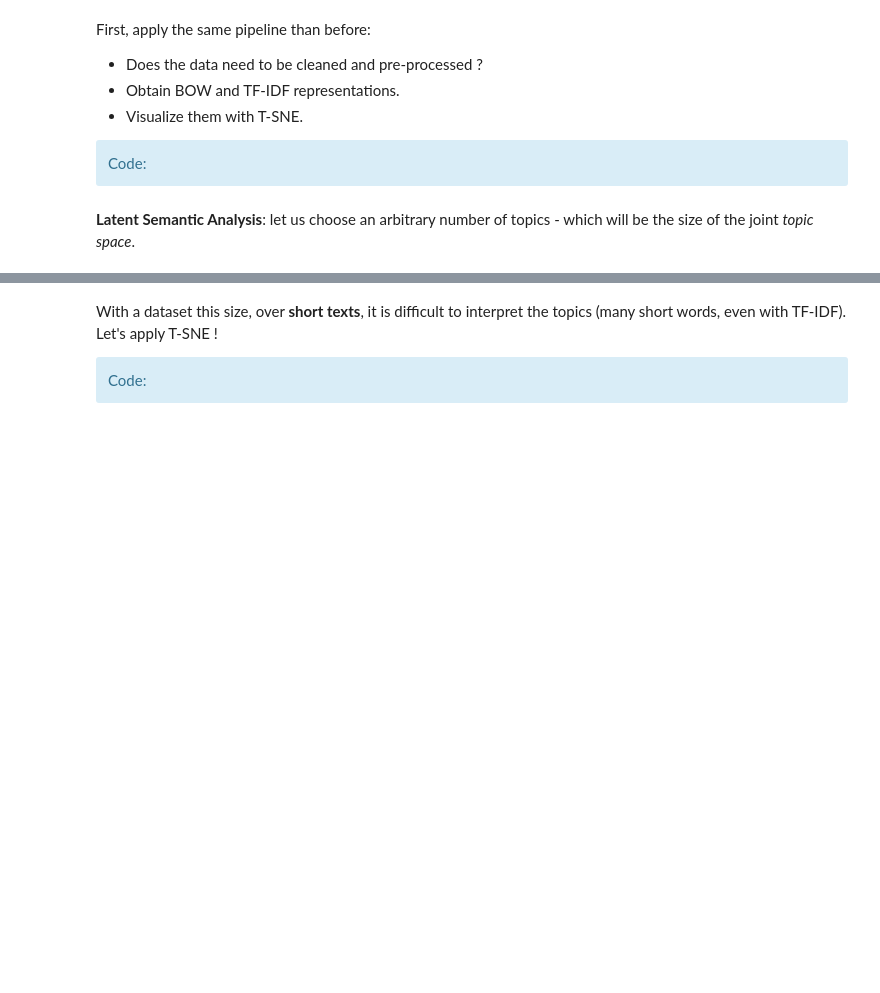
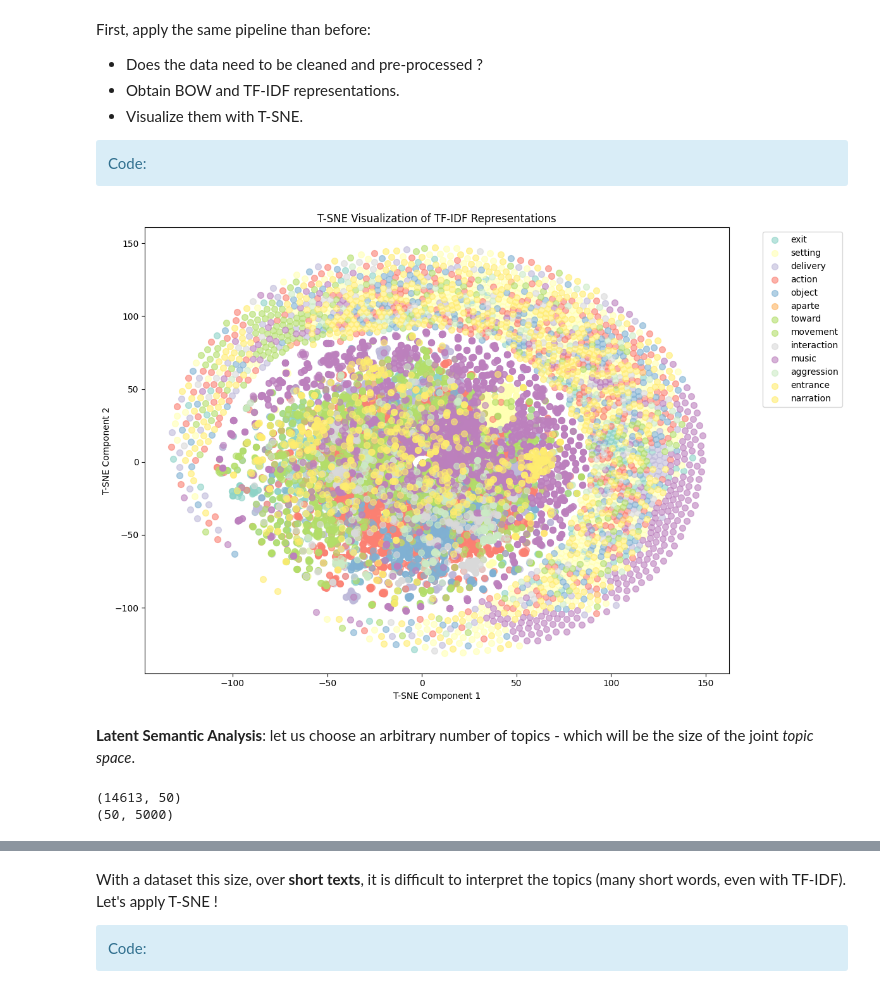
Before and after one commit to atefbouzid/Master2-SD-IPP, a Jupyter notebook: NLP and Sentiment Analysis/renaturallanguageprocessingandsentimentanalysissli/TP_Textual_data_pre-processing_and_features_5DS25_2025_Students.ipynb, the cells around one changed output, grey strips where cells are left out. Saved outputs shown, nothing was run; the diff lists cells and outputs as text; code cells hidden in the pictures; blank space fills up the shorter version.

```diff
--- a/NLP and Sentiment Analysis/renaturallanguageprocessingandsentimentanalysissli/TP_Textual_data_pre-processing_and_features_5DS25_2025_Students.ipynb
+++ b/NLP and Sentiment Analysis/renaturallanguageprocessingandsentimentanalysissli/TP_Textual_data_pre-processing_and_features_5DS25_2025_Students.ipynb
@@ -564,16 +645,45 @@ First, apply the same pipeline than before:
 <div class='alert alert-block alert-info'>
             Code:</div>
 # %%
-# Obtain BOW representations
-...
-voc_th, bow_th = ...
+# Obtain BOW representations
+from sklearn.feature_extraction.text import CountVectorizer
+
+vectorizer_th = CountVectorizer(max_features=5000, stop_words='english')
+bow_th = vectorizer_th.fit_transform(AS13_df['description'])
+voc_th = vectorizer_th.vocabulary_
 # %%
 # Transform them into TF-IDF
-...
-tfidf_th = ...
+from sklearn.feature_extraction.text import TfidfTransformer
+
+tfidf_transformer = TfidfTransformer()
+tfidf_th = tfidf_transformer.fit_transform(bow_th)
 # %%
 # Visualize the result of dimension reduction via T-SNE; display the classes
-...
+
+tsne = TSNE(n_components=2, random_state=42, perplexity=30)
+tfidf_tsne = tsne.fit_transform(tfidf_th.toarray())
+
+# Create a plot
+plt.figure(figsize=(12, 8))
+
+# Get unique labels and create a color map
+unique_labels = AS13_df[labelCol].unique()
+colors = plt.cm.Set3(np.linspace(0, 1, len(unique_labels)))
+
+# Plot each class with a different color
+for i, label in enumerate(unique_labels):
+    mask = AS13_df[labelCol] == label
+    plt.scatter(tfidf_tsne[mask, 0], tfidf_tsne[mask, 1],
+               c=[colors[i]], label=label, alpha=0.6, s=50)
+
+plt.title('T-SNE Visualization of TF-IDF Representations')
+plt.xlabel('T-SNE Component 1')
+plt.ylabel('T-SNE Component 2')
+plt.legend(bbox_to_anchor=(1.05, 1), loc='upper left')
+plt.tight_layout()
+plt.show()
+# %% [output]
+[figure, added]
 # %%
 from sklearn.decomposition import TruncatedSVD
 from sklearn.decomposition import LatentDirichletAllocation
@@ -588,6 +698,9 @@ lsa_topics = lsa.fit_transform(tfidf_th)
 print(lsa_topics.shape)
 # Correspondances between topics and words
 print(lsa.components_.shape)
+# %% [output]
+(14613, 50)
+(50, 5000)
 # %%
 # Reversing the vocabulary to retrieve words from indexes, allowing to find the most important words for each topic
 rev_voc_th = {i: w for w, i in voc_th.items()}
```
Also changed, not shown: parts of 14 cells of this notebook, 3 other files.
